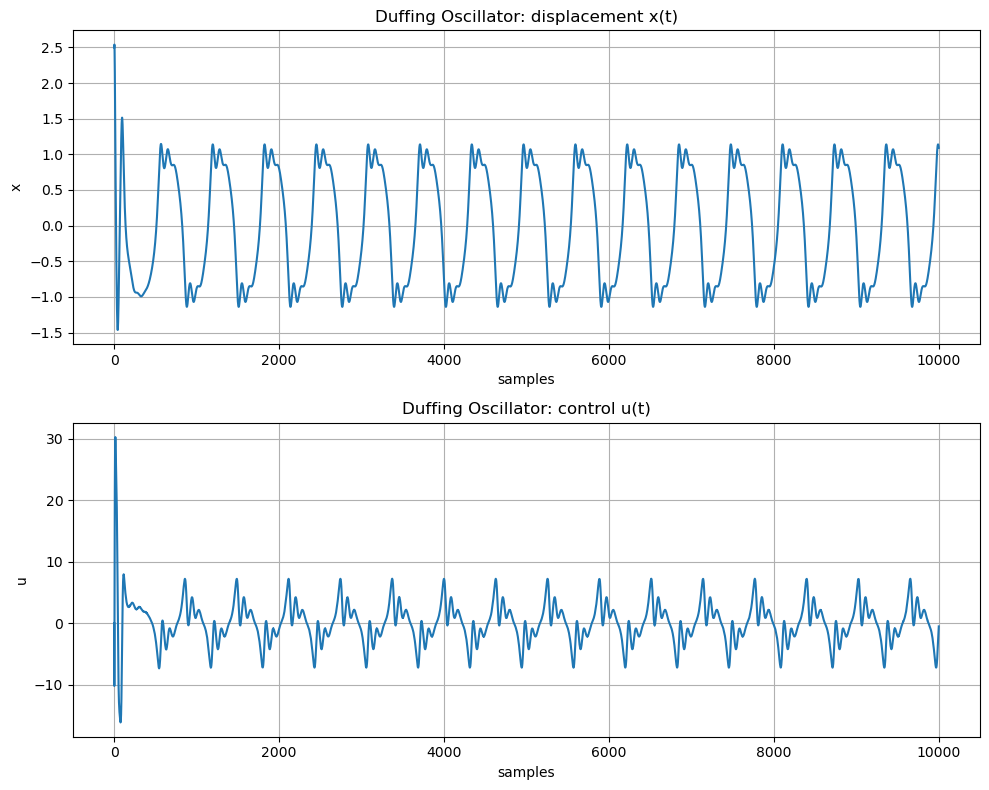
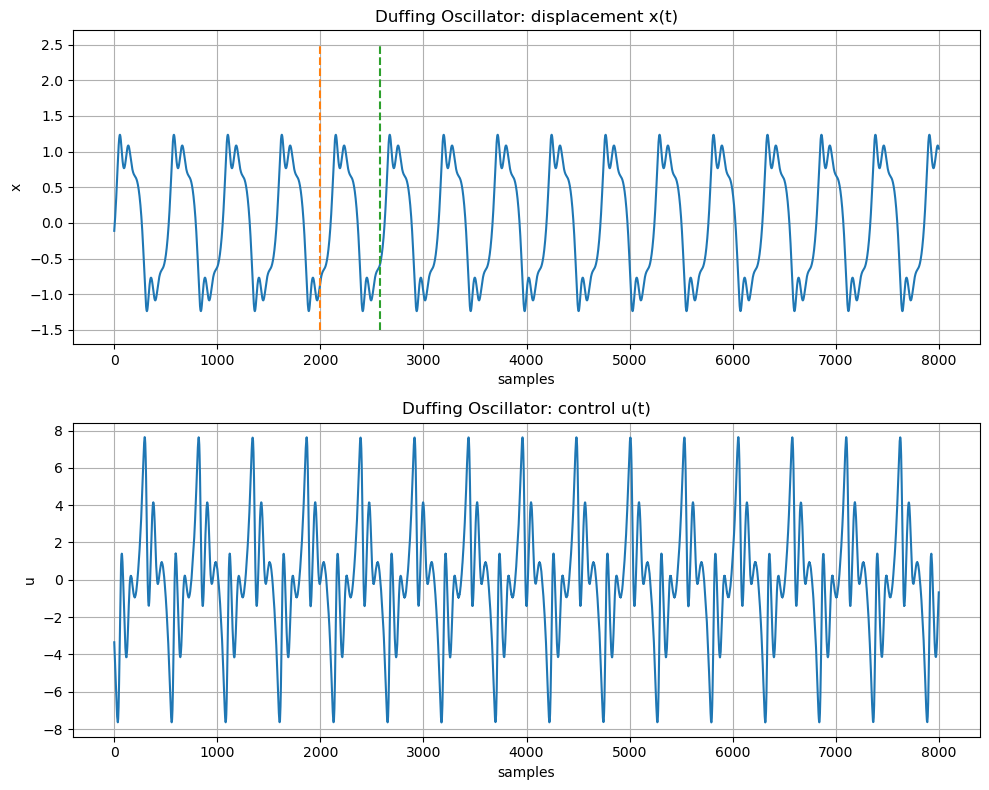
The change to this notebook cell's code, shown as a diff; its figure went from the first image to the second:
--- before
+++ after
@@ -1,8 +1,10 @@
-# --! plot results
+# --! plot results --!
 
 plt.figure(figsize=(10,8))
 
 plt.subplot(2,1,1)
-plt.plot(x_ood)
+plt.plot(data_exc[0, :, 0])
+plt.plot([2000, 2000], [-1.5, 2.5], linestyle='dashed')
+plt.plot([2576, 2576], [-1.5, 2.5], linestyle='dashed')
 plt.title("Duffing Oscillator: displacement x(t)")
 plt.xlabel("samples")
@@ -11,5 +13,5 @@
 
 plt.subplot(2,1,2)
-plt.plot(u_ood)
+plt.plot(data_exc[0, :, 2])
 plt.title("Duffing Oscillator: control u(t)")
 plt.xlabel("samples")
@@ -22,5 +24,5 @@
 # --! phase portrait
 plt.figure(figsize=(5,5))
-plt.plot(x_ood, dx_ood)
+plt.plot(data_exc[0, :, 0], data_exc[0, :, 1])
 plt.title("Phase portrait")
 plt.xlabel("x")
@@ -32,5 +34,7 @@
 
 plt.subplot(2,1,1)
-plt.plot(x_id)
+plt.plot(data_nom[0, :, 0])
+plt.plot([2000, 2000], [-0.05, 0.25], linestyle='dashed')
+plt.plot([2576, 2576], [-0.05, 0.25], linestyle='dashed')
 plt.title("Duffing Oscillator: displacement x(t)")
 plt.xlabel("samples")
@@ -39,5 +43,5 @@
 
 plt.subplot(2,1,2)
-plt.plot(u_id)
+plt.plot(data_nom[0, :, 2])
 plt.title("Duffing Oscillator: control u(t)")
 plt.xlabel("samples")
@@ -50,5 +54,5 @@
 # --! phase portrait
 plt.figure(figsize=(5,5))
-plt.plot(x_id, dx_id)
+plt.plot(data_nom[0, :, 0], data_nom[0, :, 1])
 plt.title("Phase portrait")
 plt.xlabel("x")

Commit: update kalman notebooks according to new code partitioning